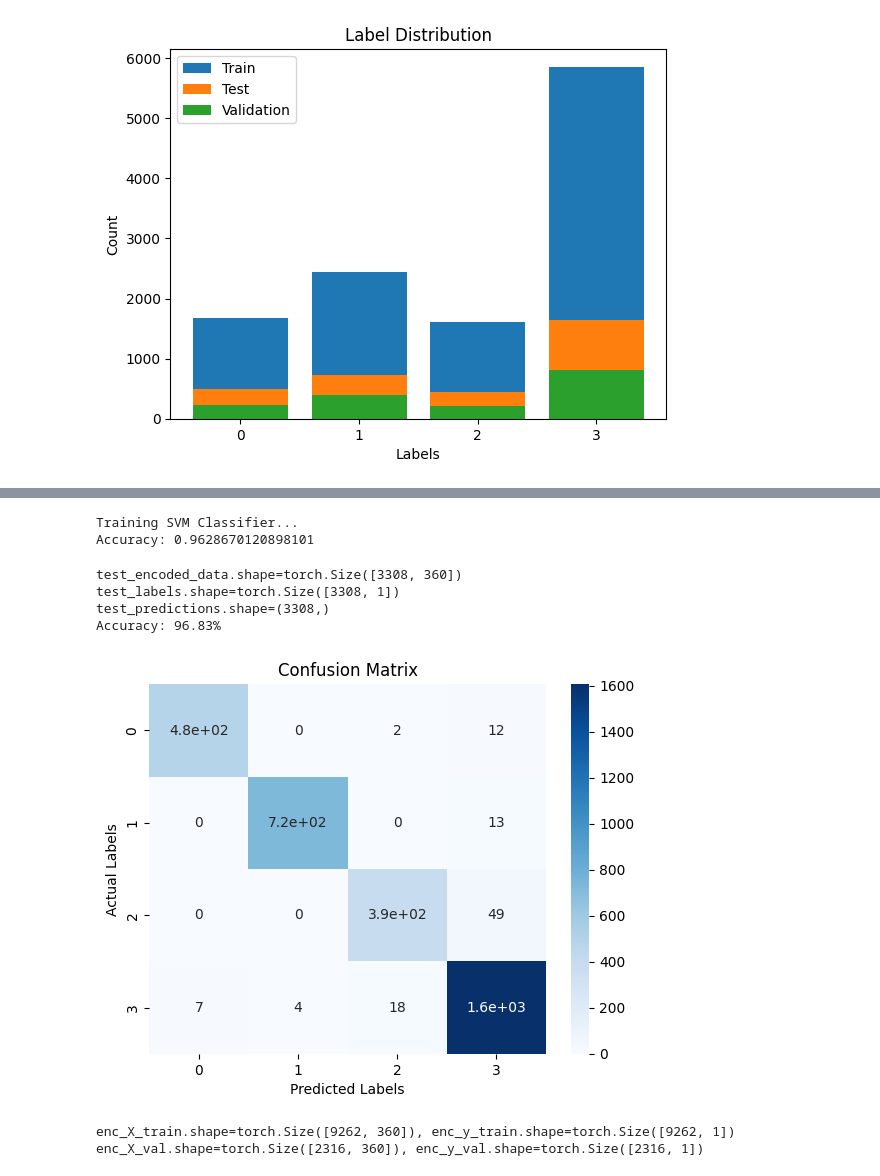
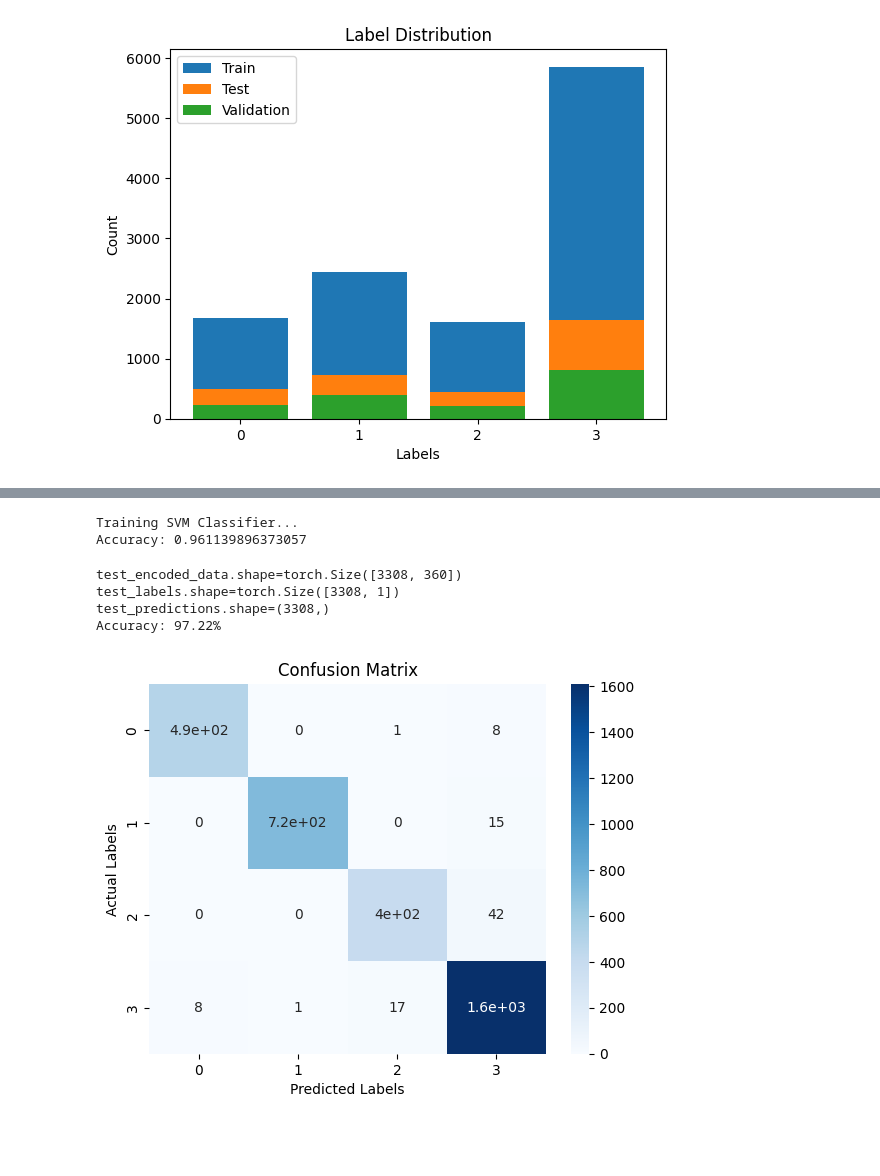
Before and after one commit to zachlim283/DLProject, a Jupyter notebook: MLP_train.ipynb, the cells around one changed output, grey strips where cells are left out. Drawn from its saved outputs; the diff is of its cells as text; code cells hidden in the pictures; blank space fills up the shorter version.

```diff
--- a/MLP_train.ipynb
+++ b/MLP_train.ipynb
@@ -148,7 +145,9 @@ class MLP(nn.Module):
 # %%
 tag = '1CNN_1LSTMBD'
 encoder_ver = f'{n_hidden}h{num_epochs}e{dropout_rate}dr{lr_rate}lr'
-train_losses, val_losses = train_model(Autoencoder, train_dataloader, val_dataloader, val_dataset, n_input, n_hidden, dataset_ver, encoder_ver, tag, early_stop, dropout_rate, num_epochs, lr_rate)
-plot_loss_graph(train_losses, val_losses, tag)
-encoded_data, labels = encode_data(train_dataloader, dataset_ver, tag, encoder_ver)
+# train_losses, val_losses = train_model(Autoencoder, train_dataloader, val_dataloader, val_dataset, n_input, n_hidden, dataset_ver, encoder_ver, tag, early_stop, dropout_rate, num_epochs, lr_rate)
+# plot_loss_graph(train_losses, val_losses, tag)
+encoded_train_data, train_labels = encode_data(train_dataloader, dataset_ver, tag, encoder_ver)
+encoded_val_data, val_labels = encode_data(val_dataloader, dataset_ver, tag, encoder_ver)
+encoded_test_data, test_labels = encode_data(test_dataloader, dataset_ver, tag, encoder_ver)
 # %% [output]
@@ -207,27 +166,13 @@ Starting Epoch 12...
 # %%
-svm_classifier = train_svm(encoded_data, labels.ravel(), dataset_ver, tag, encoder_ver)
+svm_classifier = train_svm(encoded_train_data, train_labels.ravel(), dataset_ver, tag, encoder_ver)
 ### Streamlined testing of model + SVM ###
 test_labels, test_predictions = test_model(test_dataloader, dataset_ver, tag, encoder_ver)
 calculate_accuracy(test_labels, test_predictions, tag)
 # %% [output]
 Training SVM Classifier...
-Accuracy: 0.9628670120898101
+Accuracy: 0.961139896373057
 test_encoded_data.shape=torch.Size([3308, 360])
 test_labels.shape=torch.Size([3308, 1])
 test_predictions.shape=(3308,)
-Accuracy: 96.83%
+Accuracy: 97.22%
-[figure, old version]
+[figure, new version]
-# %%
-enc_X_train, enc_X_val, enc_y_train, enc_y_val = train_test_split(encoded_data, labels, test_size=0.2, random_state=42)
-
-print(f'{enc_X_train.shape=}, {enc_y_train.shape=}')
-print(f'{enc_X_val.shape=}, {enc_y_val.shape=}')
-
-encoded_dataset_train = TensorDataset(enc_X_train, enc_y_train)
-encoded_dataloader_train = DataLoader(encoded_dataset_train, batch_size=1, shuffle=True)
-
-encoded_dataset_val = TensorDataset(enc_X_val, enc_y_val)
-encoded_dataloader_val = DataLoader(encoded_dataset_val, batch_size=1, shuffle=True)
-# %% [output]
-enc_X_train.shape=torch.Size([9262, 360]), enc_y_train.shape=torch.Size([9262, 1])
-enc_X_val.shape=torch.Size([2316, 360]), enc_y_val.shape=torch.Size([2316, 1])
```
Also changed, not shown: parts of 8 cells of this notebook, 1 other file.
